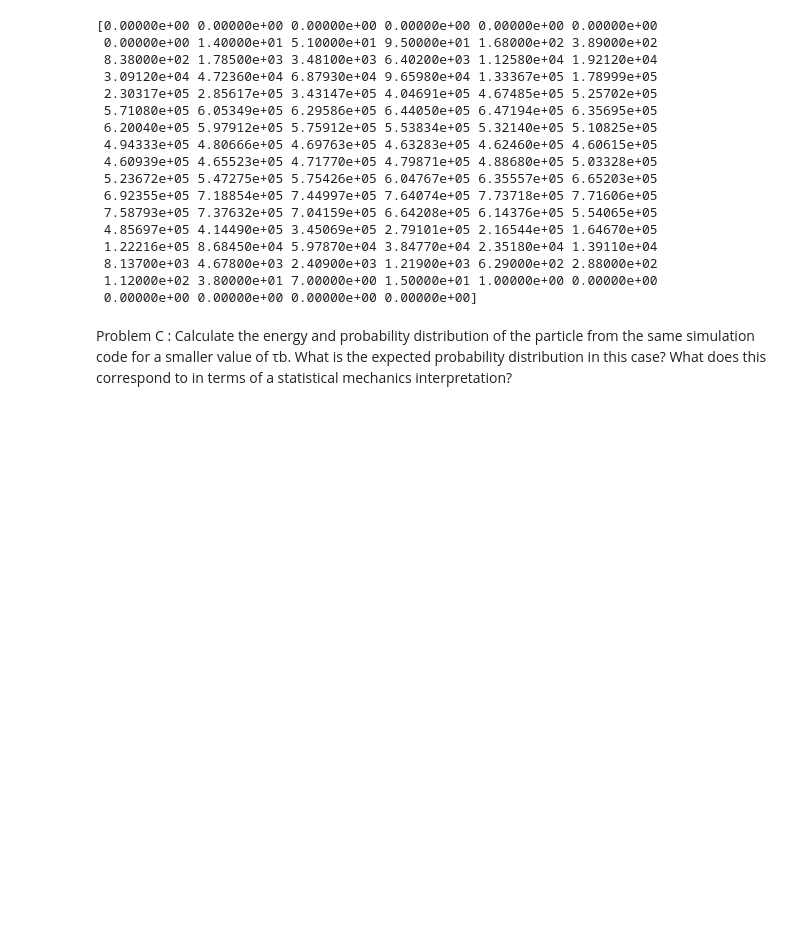
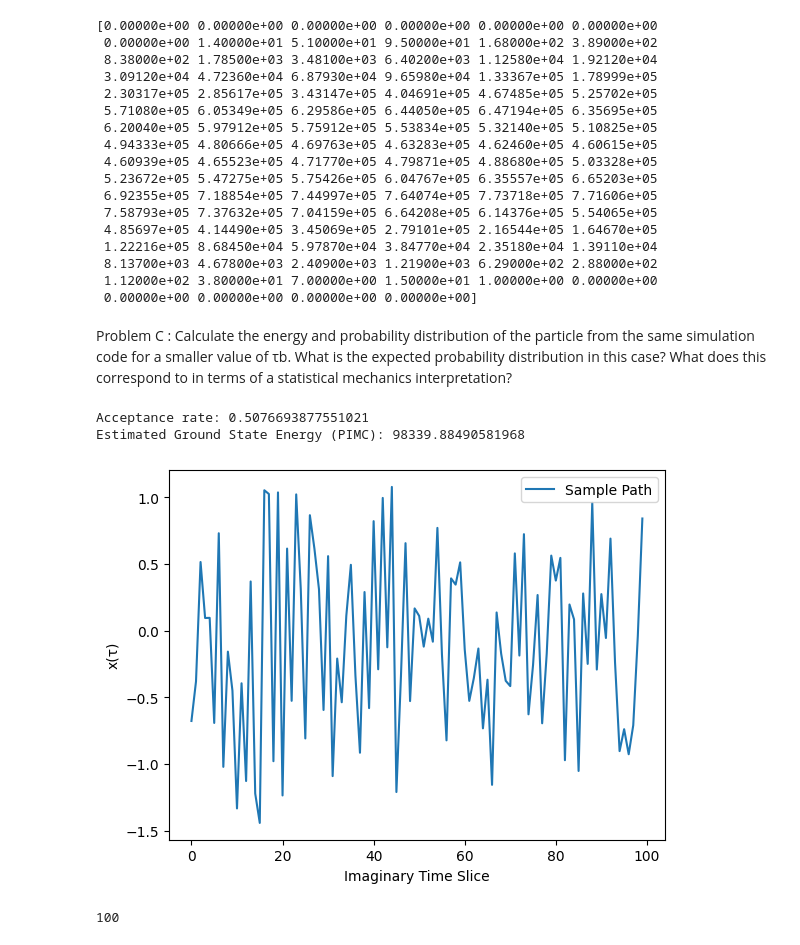
Before and after one commit to katya-sumwalt/PHYS_142_FinalProject, a Jupyter notebook: PHYS142_Final.ipynb, the cells around one changed output. Cells and saved outputs as stored; diff of their text form; code cells hidden in the pictures; blank space fills up the shorter version.

```diff
--- a/PHYS142_Final.ipynb
+++ b/PHYS142_Final.ipynb
@@ -197,3 +182,78 @@ print(prob_histogram)
 Problem C : Calculate the energy and probability distribution of the particle from the same simulation
 code for a smaller value of τb. What is the expected probability distribution in this case? What does this
 correspond to in terms of a statistical mechanics interpretation?
+# %%
+import numpy as np
+import matplotlib.pyplot as plt
+
+def V(x):
+    """Potential energy function: V(x) = αx^4 - 2x^2 + 1/α"""
+    ALPHA = 0.4
+    return ALPHA * x**4 - 2 * x**2 + 1/ALPHA
+
+def compute_action(x_path, DELTATAU):
+    """Compute the Euclidean action S_E for a given path"""
+    kinetic = 0.5 * ((x_path[1:] - x_path[:-1]) / DELTATAU) ** 2
+    potential = V(x_path[:-1])  # Potential energy at each step
+    return np.sum(kinetic + potential) * DELTATAU
+
+def metropolis_hastings(N_paths, N_slices, DELTATAU, step_size):
+    """Perform Metropolis-Hastings sampling for path integral Monte Carlo."""
+    x_paths = np.zeros((N_paths, N_slices))  # Store accepted paths
+    x_path = np.random.uniform(-1, 1, size=N_slices)  # Initial random path
+
+    accepted = 0  # Track acceptance rate
+    for i in range(N_paths):
+        for j in range(1, N_slices - 1):  # Loop over slices (excluding fixed endpoints)
+            x_new = x_path[j] + np.random.uniform(-step_size, step_size)  # Propose new x
+
+            # Compute action difference
+            old_action = compute_action(x_path, DELTATAU)
+            x_path[j] = x_new
+            new_action = compute_action(x_path, DELTATAU)
+
+            # Metropolis acceptance rule
+            if np.random.rand() > np.exp(-(new_action - old_action)):
+                x_path[j] -= (x_new - x_path[j])  # Reject move
+            else:
+                accepted += 1  # Count accepted moves
+
+        x_paths[i] = x_path  # Store the sampled path
+
+    print("Acceptance rate:", accepted / (N_paths * (N_slices - 2)))
+    return x_paths
+
+def estimate_ground_state_energy(x_paths, DELTATAU):
+    """Estimate E0 from the sampled paths"""
+    energies = np.array([compute_action(path, DELTATAU) / (len(path) * DELTATAU) for path in x_paths])
+    return np.mean(energies)
+
+# Parameters
+N_paths = 5000       # Number of Monte Carlo samples
+N_slices = 100       # Discretized time slices
+DELTATAU = 0.1       # Time step in imaginary time
+step_size = 0.5      # Step size for Metropolis updates
+
+# Run Monte Carlo simulation
+paths = metropolis_hastings(N_paths, N_slices, DELTATAU, step_size)
+
+# Estimate ground state energy
+E0_pimc = estimate_ground_state_energy(paths, DELTATAU)
+print("Estimated Ground State Energy (PIMC):", E0_pimc)
+
+# Plot sample path
+plt.plot(paths[0], label="Sample Path")
+plt.xlabel("Imaginary Time Slice")
+plt.ylabel("x(τ)")
+plt.legend()
+plt.show()
+# %% [output]
+Acceptance rate: 0.5076693877551021
+Estimated Ground State Energy (PIMC): 98339.88490581968
+[figure, added]
+# %%
+for path in paths:
+    print(len(path))
+    break
+# %% [output]
+100
```
Also changed, not shown: parts of 6 cells of this notebook, 1 other file.
